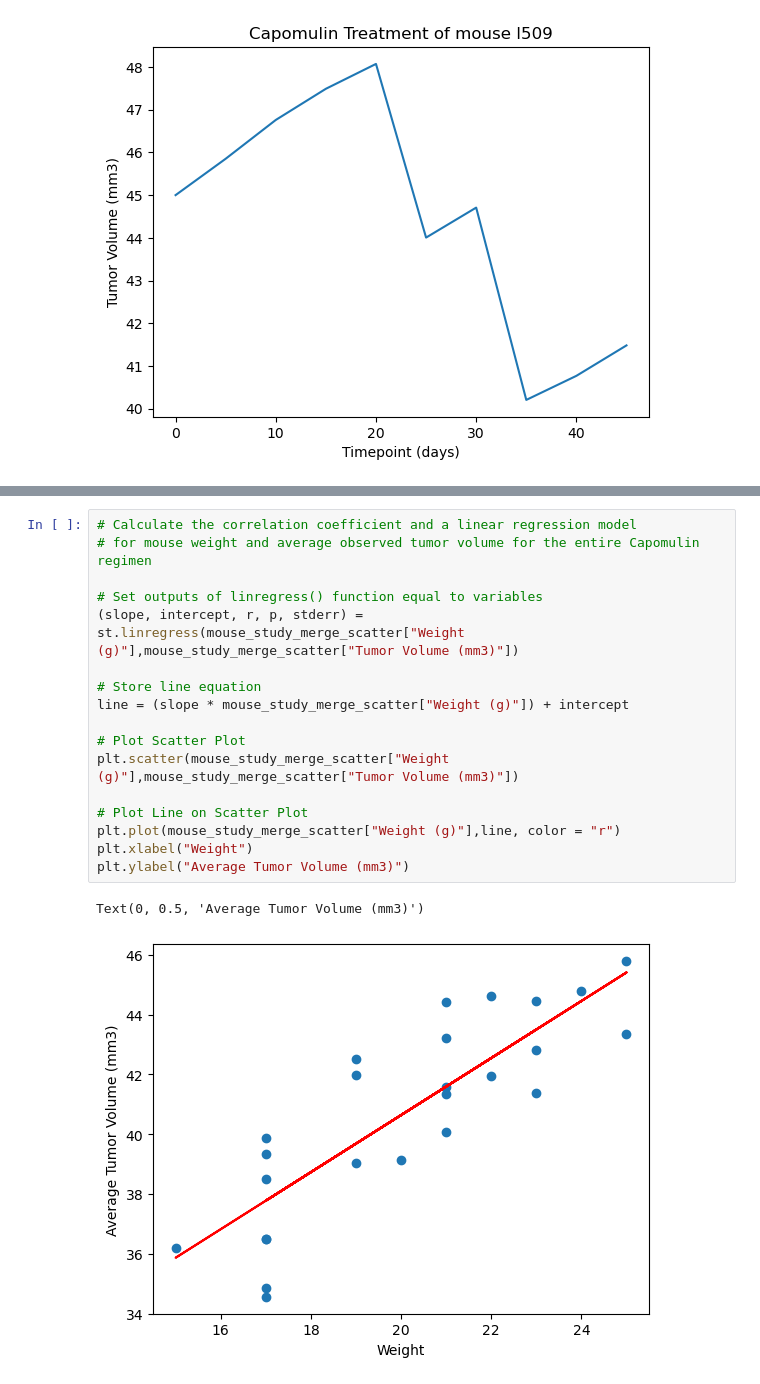
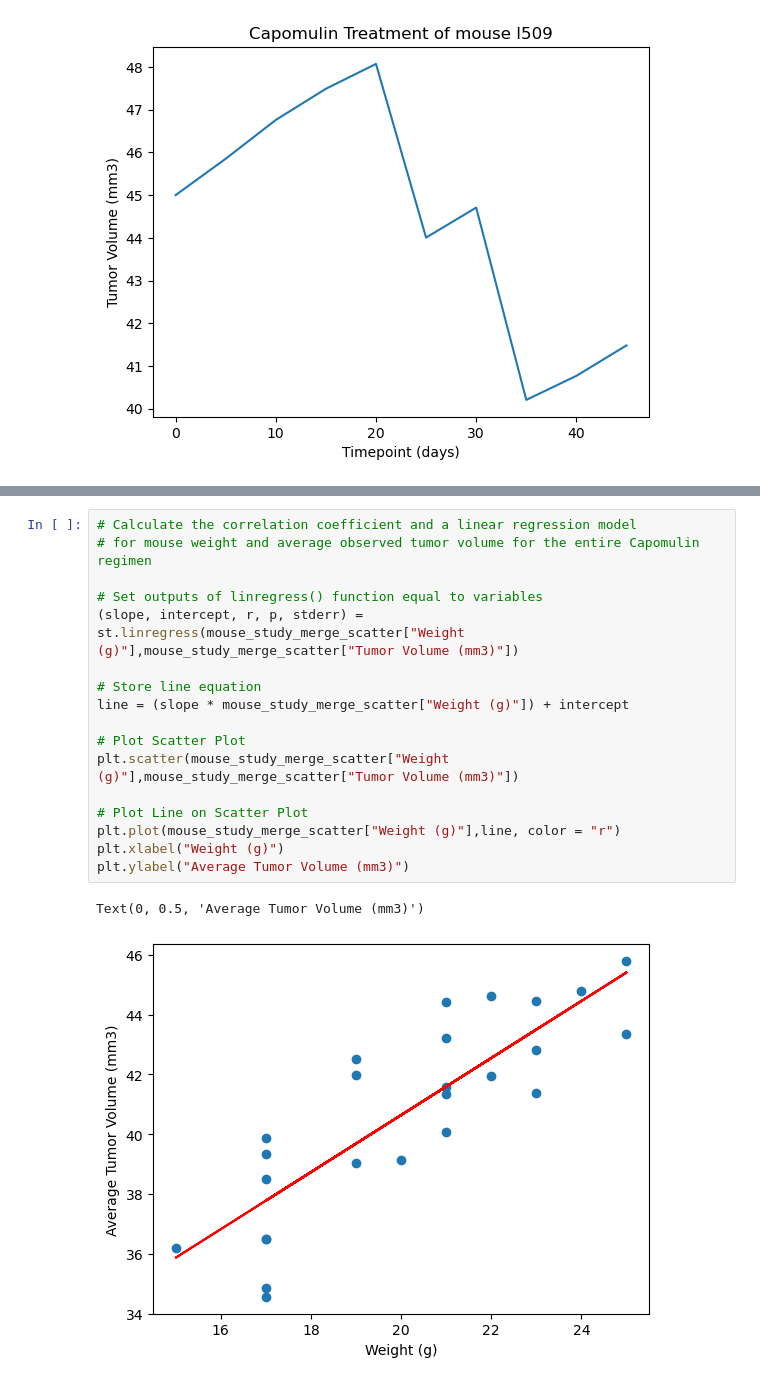
Before and after one commit to JustinS25/Pymaceuticals-Challenge, a Jupyter notebook: pymaceuticals-challenge.ipynb, the cells around one changed output, grey strips where cells are left out. Saved outputs shown, nothing was run; the diff lists cells and outputs as text.

```diff
--- a/pymaceuticals-challenge.ipynb
+++ b/pymaceuticals-challenge.ipynb
@@ -351,20 +351,20 @@ Text(0, 0.5, 'Average Tumor Volume (mm3)')
 # %%
 # Calculate the correlation coefficient and a linear regression model
 # for mouse weight and average observed tumor volume for the entire Capomulin regimen
 
 # Set outputs of linregress() function equal to variables
 (slope, intercept, r, p, stderr) = st.linregress(mouse_study_merge_scatter["Weight (g)"],mouse_study_merge_scatter["Tumor Volume (mm3)"])
 
 # Store line equation
 line = (slope * mouse_study_merge_scatter["Weight (g)"]) + intercept
 
 # Plot Scatter Plot
 plt.scatter(mouse_study_merge_scatter["Weight (g)"],mouse_study_merge_scatter["Tumor Volume (mm3)"])
 
 # Plot Line on Scatter Plot
 plt.plot(mouse_study_merge_scatter["Weight (g)"],line, color = "r")
-plt.xlabel("Weight")
+plt.xlabel("Weight (g)")
 plt.ylabel("Average Tumor Volume (mm3)")
 # %% [output]
 Text(0, 0.5, 'Average Tumor Volume (mm3)')
-[figure, old version]
+[figure, new version]
```
Also changed, not shown: parts of 2 cells of this notebook, 1 other file.
